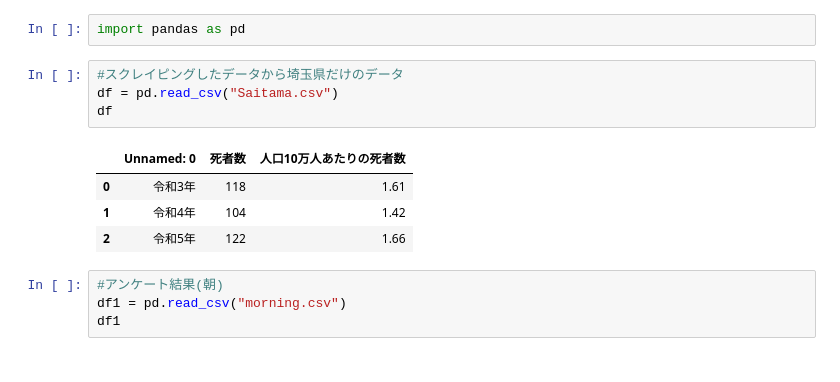
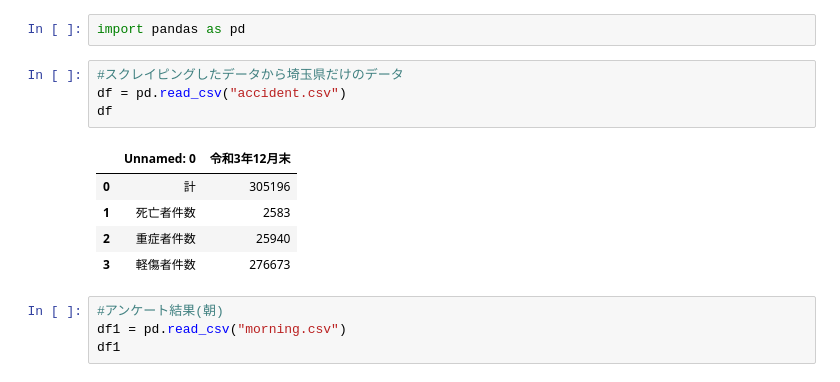
Before and after one commit to kawaguchiharu/2.final, a Jupyter notebook: final.ipynb, the cells around one changed output. Drawn from its saved outputs; the diff is of its cells as text.

```diff
--- a/final.ipynb
+++ b/final.ipynb
@@ -2,13 +2,14 @@
 import pandas as pd
 # %%
 #スクレイピングしたデータから埼玉県だけのデータ
-df = pd.read_csv("Saitama.csv")
+df = pd.read_csv("accident.csv")
 df
 # %% [output]
-|  | Unnamed: 0 | 死者数 | 人口10万人あたりの死者数 |
-| 0 | 令和3年 | 118 | 1.61 |
-| 1 | 令和4年 | 104 | 1.42 |
-| 2 | 令和5年 | 122 | 1.66 |
+|  | Unnamed: 0 | 令和3年12月末 |
+| 0 | 計 | 305196 |
+| 1 | 死亡者件数 | 2583 |
+| 2 | 重症者件数 | 25940 |
+| 3 | 軽傷者件数 | 276673 |
 # %%
 #アンケート結果(朝)
 df1 = pd.read_csv("morning.csv")
```
